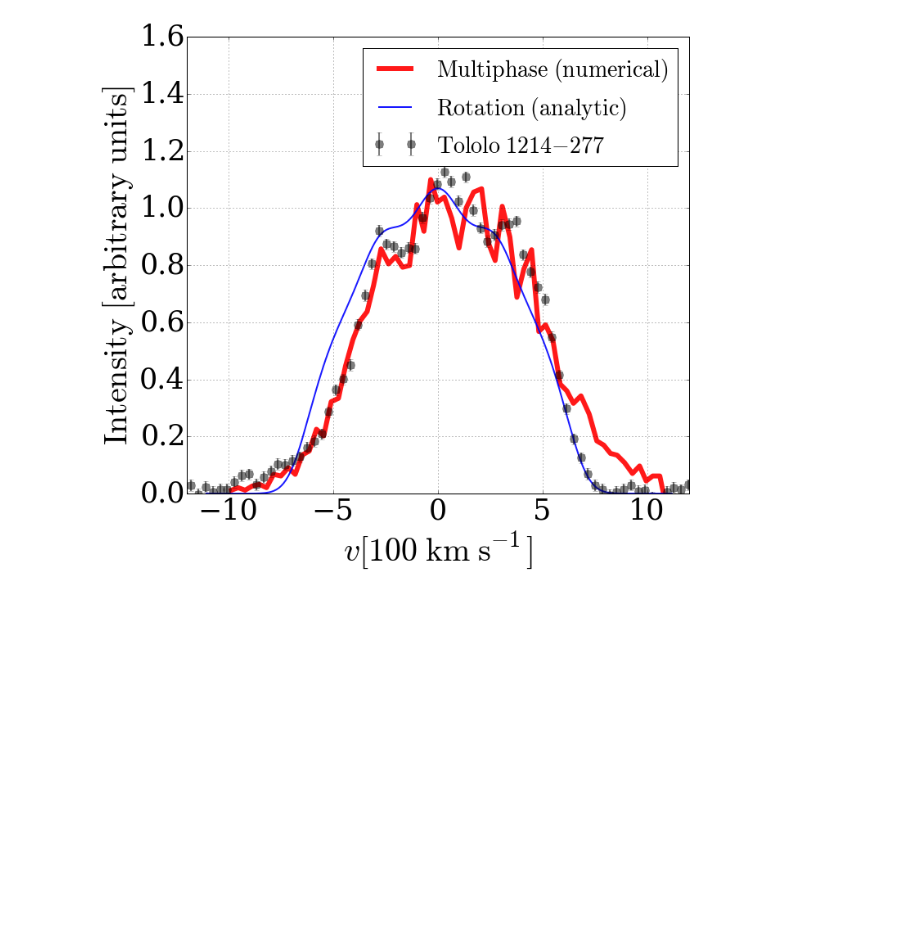
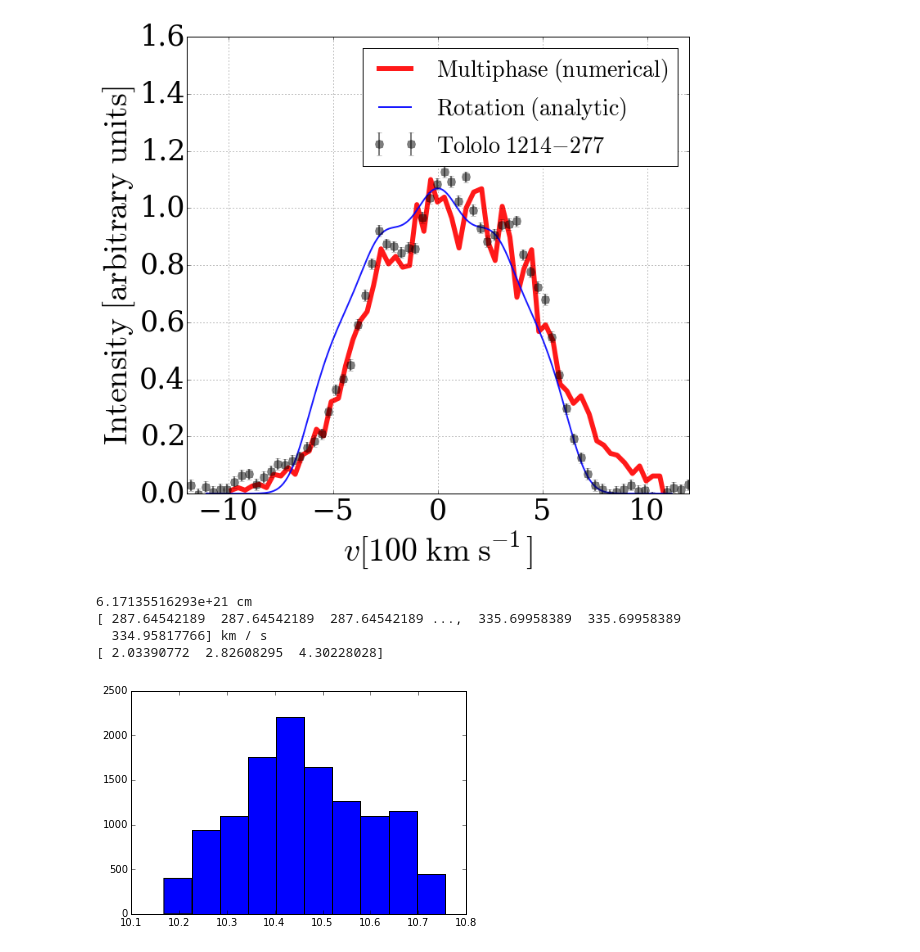
Before and after one commit to astroandes/tololo-lya-fit, a Jupyter notebook: code/paper_plots.ipynb, the cells around one changed output. Drawn from its saved outputs; the diff is of its cells as text; code cells hidden in the pictures; blank space fills up the shorter version.

```diff
--- a/code/paper_plots.ipynb
+++ b/code/paper_plots.ipynb
@@ -87,3 +85,24 @@ def plot_comparison(logT=4.0):
 plot_comparison(logT=4.27)
 # %% [output]
 [figure]
+# %%
+from astropy.constants import G, M_sun, kpc, k_B, m_p
+from astropy import units as u
+
+data = np.loadtxt("../data/emcee/sampler_flatchain.dat",delimiter=",")
+velocity = data[:,1]
+r = 2.0 * kpc.to('cm')
+print r
+v = velocity * u.kilometer / u.second
+print v
+dynamical_mass = r * v **2 / (2.0*G.cgs)
+m = dynamical_mass.to('M_sun').value
+a  =plt.hist(log_dyn_mass_m_sun)
+m_percentile = np.percentile(m, q=[14,50,86])
+print m_percentile/1E10
+# %% [output]
+6.17135516293e+21 cm
+[ 287.64542189  287.64542189  287.64542189 ...,  335.69958389  335.69958389
+  334.95817766] km / s
+[ 2.03390772  2.82608295  4.30228028]
+[figure, added]
```
Also changed, not shown: parts of 2 cells of this notebook, 2 other files.
